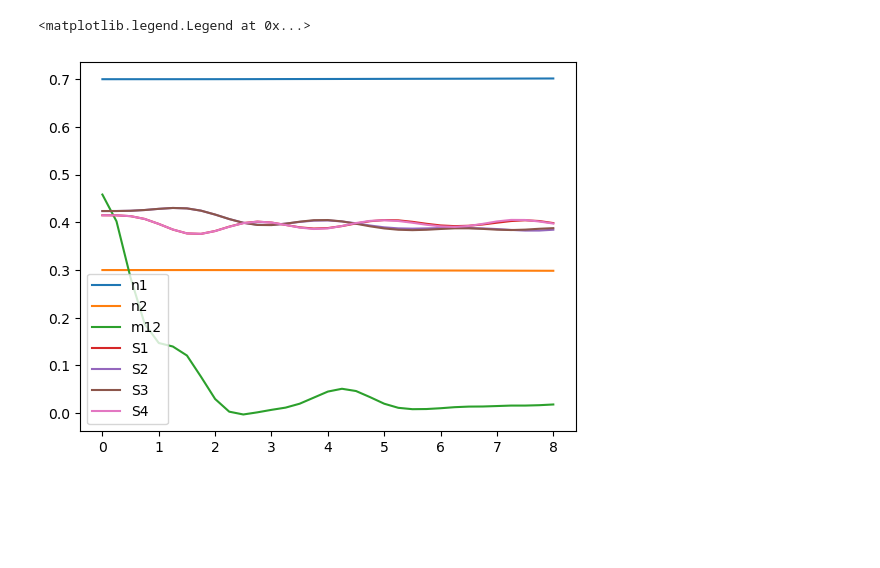
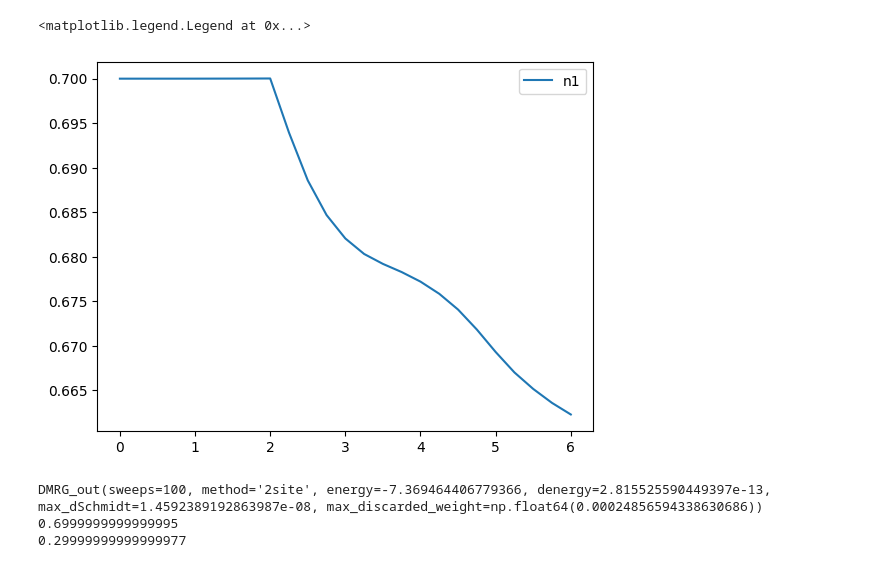
Before and after one commit to marekrams/dpt, a Jupyter notebook: tests.ipynb, the cells around one changed output. Drawn from its saved outputs; the diff is of its cells as text; code cells hidden in the pictures; blank space fills up the shorter version.

```diff
--- a/tests.ipynb
+++ b/tests.ipynb
@@ -34,15 +37,25 @@ DMRG_out(sweeps=100, method='2site', energy=-12.476363371874971, denergy=5.68434
 # %%
-H1, s2i, i2s = Hamiltonian_dpt_4U_position(NW, 0, 0, [0, 0], 0, U)
-dt = 0.125
+H1, s2i, i2s = Hamiltonian_dpt_4U_position(NW, 0, 0, [0, 0], 0, U, sym=sym)
+H2, s2i, i2s = Hamiltonian_dpt_4U_position(NW, 0, 0, [0, 0], vS, U, sym=sym)
+dt = 0.06126
+tswitch, tfin = 2, 6
+
 times = np.linspace(0, 8, 33)
-traces = {'n1': [], 'n2': [], 'm12': [], 'S1': [], 'S2': [], 'S3': [], 'S4': []}
+traces = {'n1': [], 'n2': [], 'm12': [], 'S1': [], 'S2': [], 'S3': [], 'S4': [], 'ent0': [], 'entS': []}
 ts = []
-for step in mps.tdvp_(psi, H1, times, method='2site', dt=dt, opts_svd=opts_svd, yield_initial=True):
-    print(step)
-    ts.append(step.tf)
-    traces['n1'].append(mps.measure_1site(psi, dn1, psi, sites=sd).real)
-    traces['n2'].append(mps.measure_1site(psi, dn2, psi, sites=sd).real)
-    traces['m12'].append(mps.measure_1site(psi, m12, psi, sites=sd).real)
-    for ind in ['S1', 'S2', 'S3', 'S4']:
-        traces[ind].append(mps.measure_1site(psi, qn, psi, sites=s2i[ind]).real)
+
+for t0, t1, H in [(0, tswitch, H1), (tswitch, tfin, H2)]:
+    times = np.linspace(t0, t1, int((t1 - t0) * 4) + 1)
+    for step in mps.tdvp_(psi, H, times, method='2site', dt=dt, opts_svd=opts_svd, yield_initial=True):
+        print(step)
+        ts.append(step.tf)
+        traces['n1'].append(mps.measure_1site(psi, dn1, psi, sites=sd).real)
+        traces['n2'].append(mps.measure_1site(psi, dn2, psi, sites=sd).real)
+        traces['m12'].append(mps.measure_1site(psi, m12, psi, sites=sd).real)
+        for ind in ['S1', 'S2', 'S3', 'S4']:
+            traces[ind].append(mps.measure_1site(psi, qn, psi, sites=s2i[ind]).real)
+
+        ent = psi.get_entropy()
+        traces['ent0'].append(ent[sd+1])
+        traces['entS'].append(ent[s2i['S2']+1])
 # %% [output]
@@ -65,0 +79,4 @@ TDVP_out(ti=7.75, tf=8.0, time_independent=True, dt=0.125, steps=2)
+# %%
+for k in ['n1', 'n2', 'm12', 'S1', 'S2', 'S3', 'S4']:
+    plt.plot(ts, traces[k], label=k)
+plt.legend()
@@ -65,0 +86,4 @@ TDVP_out(ti=7.75, tf=8.0, time_independent=True, dt=0.125, steps=2)
+# %%
+for k in ['ent0', 'entS']:
+    plt.plot(ts, traces[k], label=k)
+plt.legend()
@@ -66,8 +93,38 @@ TDVP_out(ti=7.75, tf=8.0, time_independent=True, dt=0.125, steps=2)
 # %%
-for k, v in traces.items():
-    plt.plot(ts, v, label=k)
+for k in ['n1']:
+    plt.plot(ts, traces[k], label=k)
 plt.legend()
 # %% [output]
 <matplotlib.legend.Legend at 0x...>
-[figure, old version]
+[figure, new version]
+# %%
+NW = 4
+D = 32
+U = 3.05
+vS = 0.25
+alpha = 0.7
+sym = 'Z2'
+nn = 0 if sym == 'Z2' else NW + 2
+
+H0, s2i, i2s = Hamiltonian_dpt_4U_mixed(NW, 0, 0, [0, 10000], 0, U * (2 * alpha - 1), sym=sym)
+qI, qc, qcp, qn, dx, dn1, dn2, dI, m12, m21 = local_operators(sym=sym)
+psi = mps.random_mps(H0, n=nn)
+opts_svd = {"D_total": D}
+info = mps.dmrg_(psi, H0, method='2site', opts_svd=opts_svd, max_sweeps=100, Schmidt_tol=1e-10)
+print(info)
+
+sd = s2i['D1']
+O = (np.sqrt(alpha) * dn1 + np.sqrt(1 - alpha) * m12)
+O = mps.product_mpo(sd * [qI] + [O] + (len(H0) - 1 - sd) * [qI])
+psi = O @ psi
+psi.canonize_(to='last')
+psi.canonize_(to='first')
+
+print(mps.measure_1site(psi, dn1, psi, sites=sd))
+print(mps.measure_1site(psi, dn2, psi, sites=sd))
+oo = mps.measure_1site(psi, qn, psi, sites=list(range(1, len(H0) + 1)))
+# %% [output]
+DMRG_out(sweeps=100, method='2site', energy=-7.369464406779366, denergy=2.815525590449397e-13, max_dSchmidt=1.4592389192863987e-08, max_discarded_weight=np.float64(0.00024856594338630686))
+0.6999999999999995
+0.29999999999999977
 # %%
```
Also changed, not shown: parts of 16 cells of this notebook, 1 other file.
